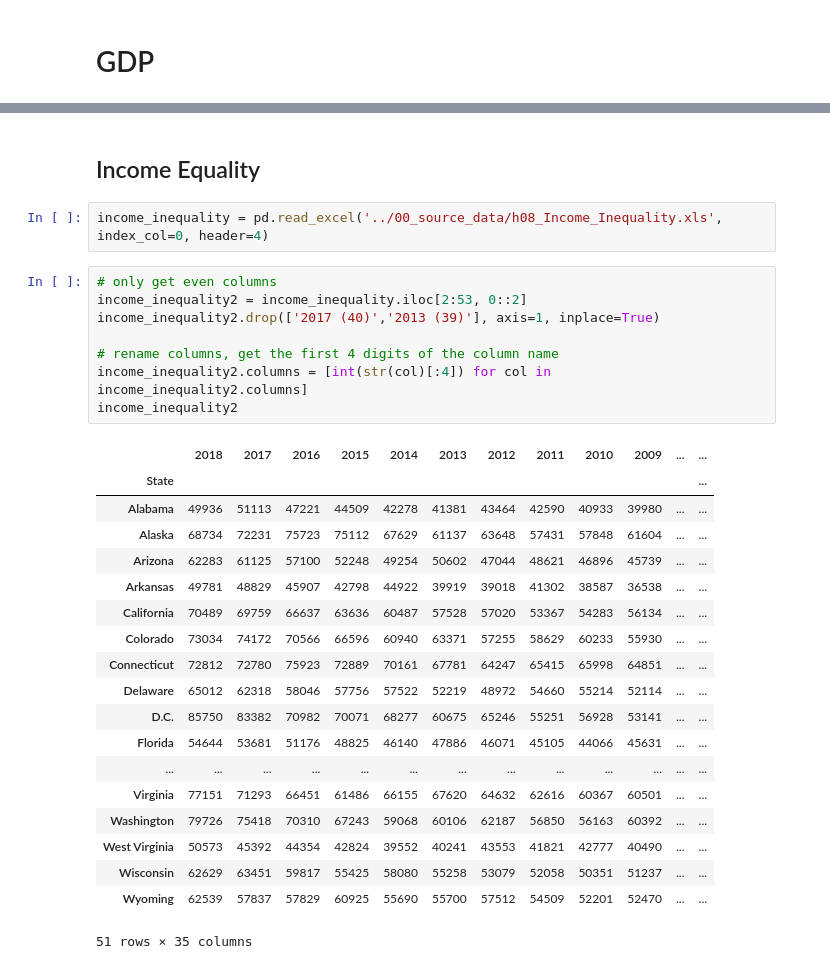
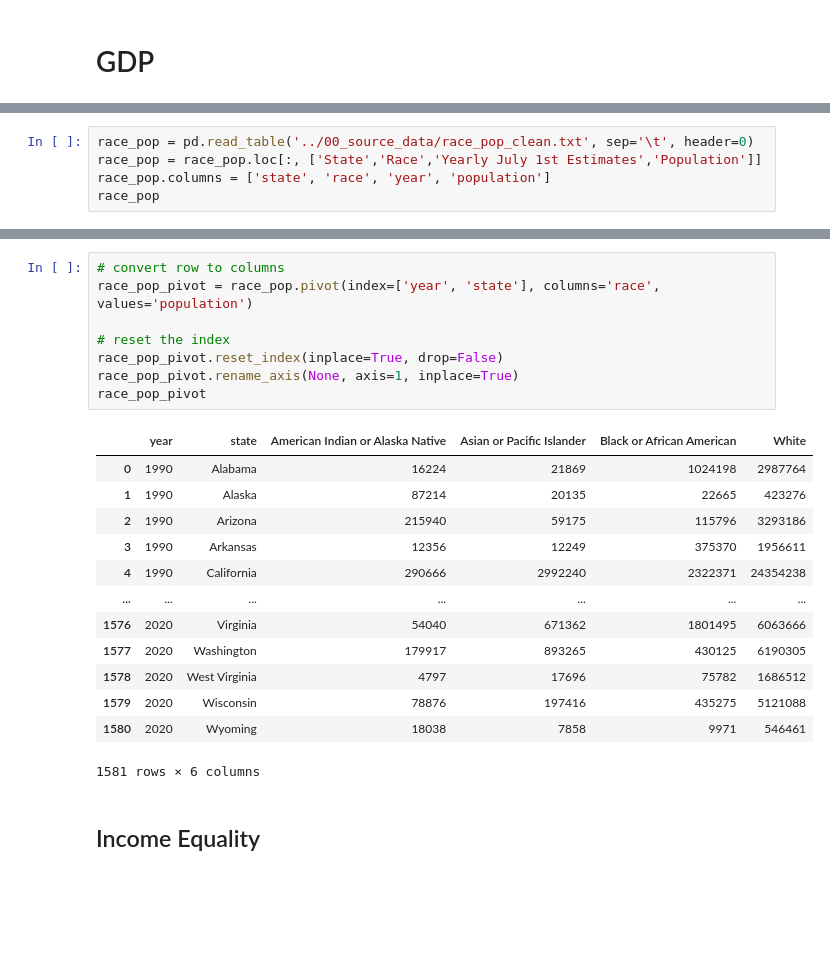
Before and after one commit to MIDS-at-Duke/unifying-data-science-2023-project-ids701_team2, a Jupyter notebook: 10_code/preprocess.ipynb, the cells around one changed output, grey strips where cells are left out. Drawn from its saved outputs; the diff is of its cells as text; blank space fills up the shorter version.

```diff
--- a/10_code/preprocess.ipynb
+++ b/10_code/preprocess.ipynb
@@ -104,0 +184,5 @@ gdp
+# %%
+race_pop = pd.read_table('../00_source_data/race_pop_clean.txt', sep='\t', header=0)
+race_pop = race_pop.loc[:, ['State','Race','Yearly July 1st Estimates','Population']]
+race_pop.columns = ['state', 'race', 'year', 'population']
+race_pop
@@ -105,32 +203,24 @@ gdp
+# %%
+# convert row to columns
+race_pop_pivot = race_pop.pivot(index=['year', 'state'], columns='race', values='population')
+
+# reset the index
+race_pop_pivot.reset_index(inplace=True, drop=False)
+race_pop_pivot.rename_axis(None, axis=1, inplace=True)
+race_pop_pivot
+# %% [output]
+|  | year | state | American Indian or Alaska Native | Asian or Pacific Islander | Black or African American | White |
+| 0 | 1990 | Alabama | 16224 | 21869 | 1024198 | 2987764 |
+| 1 | 1990 | Alaska | 87214 | 20135 | 22665 | 423276 |
+| 2 | 1990 | Arizona | 215940 | 59175 | 115796 | 3293186 |
+| 3 | 1990 | Arkansas | 12356 | 12249 | 375370 | 1956611 |
+| 4 | 1990 | California | 290666 | 2992240 | 2322371 | 24354238 |
+| ... | ... | ... | ... | ... | ... | ... |
+| 1576 | 2020 | Virginia | 54040 | 671362 | 1801495 | 6063666 |
+| 1577 | 2020 | Washington | 179917 | 893265 | 430125 | 6190305 |
+| 1578 | 2020 | West Virginia | 4797 | 17696 | 75782 | 1686512 |
+| 1579 | 2020 | Wisconsin | 78876 | 197416 | 435275 | 5121088 |
+| 1580 | 2020 | Wyoming | 18038 | 7858 | 9971 | 546461 |
+1581 rows × 6 columns
 # %% [markdown]
 ## Income Equality
-# %%
-income_inequality = pd.read_excel('../00_source_data/h08_Income_Inequality.xls', index_col=0, header=4)
-# %%
-# only get even columns
-income_inequality2 = income_inequality.iloc[2:53, 0::2]
-income_inequality2.drop(['2017 (40)','2013 (39)'], axis=1, inplace=True)
-
-# rename columns, get the first 4 digits of the column name
-income_inequality2.columns = [int(str(col)[:4]) for col in income_inequality2.columns]
-income_inequality2
-# %% [output]
-|  | 2018 | 2017 | 2016 | 2015 | 2014 | 2013 | 2012 | 2011 | 2010 | 2009 | ... | ... |
-| State |  |  |  |  |  |  |  |  |  |  |  | ... |
-| Alabama | 49936 | 51113 | 47221 | 44509 | 42278 | 41381 | 43464 | 42590 | 40933 | 39980 | ... | ... |
-| Alaska | 68734 | 72231 | 75723 | 75112 | 67629 | 61137 | 63648 | 57431 | 57848 | 61604 | ... | ... |
-| Arizona | 62283 | 61125 | 57100 | 52248 | 49254 | 50602 | 47044 | 48621 | 46896 | 45739 | ... | ... |
-| Arkansas | 49781 | 48829 | 45907 | 42798 | 44922 | 39919 | 39018 | 41302 | 38587 | 36538 | ... | ... |
-| California | 70489 | 69759 | 66637 | 63636 | 60487 | 57528 | 57020 | 53367 | 54283 | 56134 | ... | ... |
-| Colorado | 73034 | 74172 | 70566 | 66596 | 60940 | 63371 | 57255 | 58629 | 60233 | 55930 | ... | ... |
-| Connecticut | 72812 | 72780 | 75923 | 72889 | 70161 | 67781 | 64247 | 65415 | 65998 | 64851 | ... | ... |
-| Delaware | 65012 | 62318 | 58046 | 57756 | 57522 | 52219 | 48972 | 54660 | 55214 | 52114 | ... | ... |
-| D.C. | 85750 | 83382 | 70982 | 70071 | 68277 | 60675 | 65246 | 55251 | 56928 | 53141 | ... | ... |
-| Florida | 54644 | 53681 | 51176 | 48825 | 46140 | 47886 | 46071 | 45105 | 44066 | 45631 | ... | ... |
-| ... | ... | ... | ... | ... | ... | ... | ... | ... | ... | ... | ... | ... |
-| Virginia | 77151 | 71293 | 66451 | 61486 | 66155 | 67620 | 64632 | 62616 | 60367 | 60501 | ... | ... |
-| Washington | 79726 | 75418 | 70310 | 67243 | 59068 | 60106 | 62187 | 56850 | 56163 | 60392 | ... | ... |
-| West Virginia | 50573 | 45392 | 44354 | 42824 | 39552 | 40241 | 43553 | 41821 | 42777 | 40490 | ... | ... |
-| Wisconsin | 62629 | 63451 | 59817 | 55425 | 58080 | 55258 | 53079 | 52058 | 50351 | 51237 | ... | ... |
-| Wyoming | 62539 | 57837 | 57829 | 60925 | 55690 | 55700 | 57512 | 54509 | 52201 | 52470 | ... | ... |
-51 rows × 35 columns
```
Also changed, not shown: parts of 25 cells of this notebook, 4 other files.
